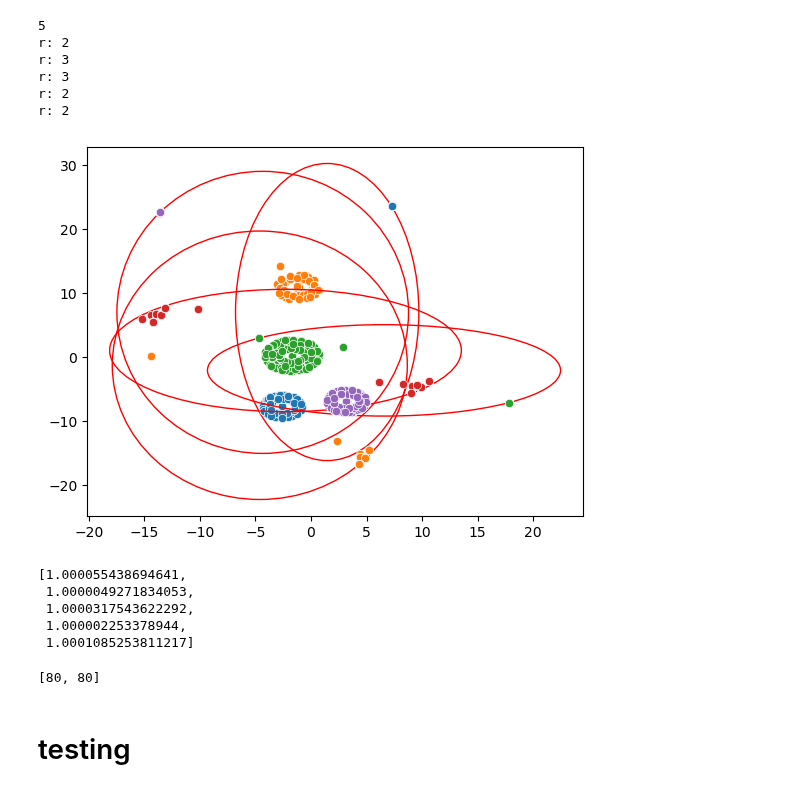
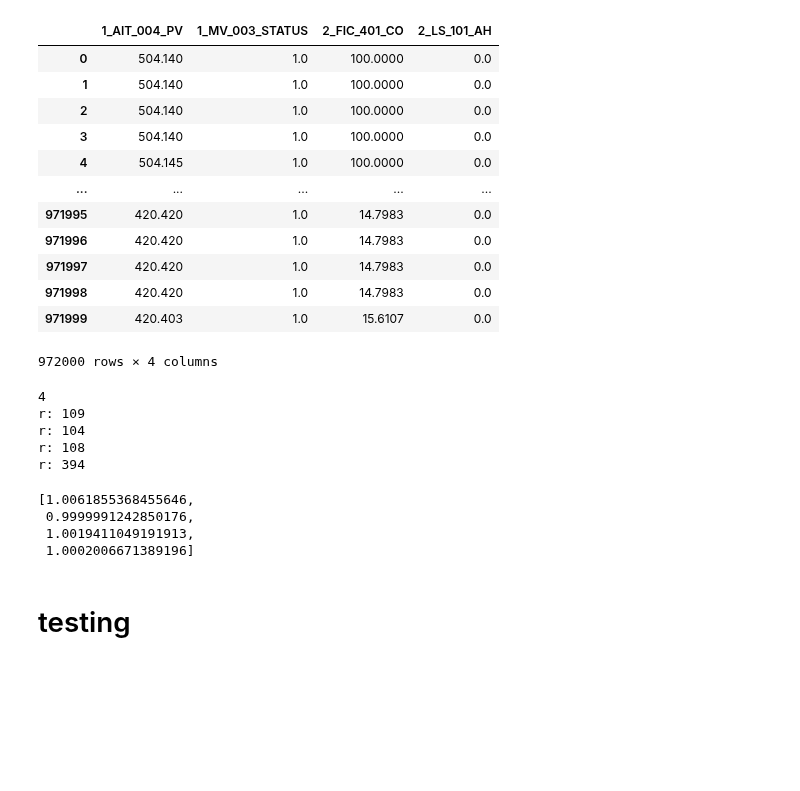
Before and after one commit to manu1003/meepc, a Jupyter notebook: PIpeline.ipynb, the cells around one changed output. Saved outputs shown, nothing was run; the diff lists cells and outputs as text; code cells hidden in the pictures; blank space fills up the shorter version.

```diff
--- a/PIpeline.ipynb
+++ b/PIpeline.ipynb
@@ -61,23 +55,44 @@ def draw_ellipse(i,j,centers,widths,X):
     ellipse.set_ec('red')
     ax.add_patch(ellipse)
     plt.scatter(x = X[::,i], y = X[::,j])
+# %%
+df
+# %% [output]
+|  | 1_AIT_004_PV | 1_MV_003_STATUS | 2_FIC_401_CO | 2_LS_101_AH |
+| 0 | 504.140 | 1.0 | 100.0000 | 0.0 |
+| 1 | 504.140 | 1.0 | 100.0000 | 0.0 |
+| 2 | 504.140 | 1.0 | 100.0000 | 0.0 |
+| 3 | 504.140 | 1.0 | 100.0000 | 0.0 |
+| 4 | 504.145 | 1.0 | 100.0000 | 0.0 |
+| ... | ... | ... | ... | ... |
+| 971995 | 420.420 | 1.0 | 14.7983 | 0.0 |
+| 971996 | 420.420 | 1.0 | 14.7983 | 0.0 |
+| 971997 | 420.420 | 1.0 | 14.7983 | 0.0 |
+| 971998 | 420.420 | 1.0 | 14.7983 | 0.0 |
+| 971999 | 420.403 | 1.0 | 15.6107 | 0.0 |
+972000 rows × 4 columns
 # %%
-X = df.iloc[:,1].values
+X = df.iloc[:,2].values
 X = hankel.fit(X,30,0.5)
+X=X.T
 kmeans,optimal_k = cluster.fit(X)
 print(optimal_k)
 radiis = []
 weights=[]
 centers=[]
-topR=[]
-tsne=TSNE(n_components=2,perplexity=30)
+clusters_R=[]
+clusters_V=[]
+# tsne=TSNE(n_components=2,perplexity=30)
+
+
 for i in range(optimal_k):
     cluster_ = X[np.where(kmeans.labels_ == i)[0]]
     r = rank.fit(cluster_)
-    topR.append(r)
+    clusters_R.append(r)
     print("r: "+str(r))
     U,Sigma,VT = np.linalg.svd(cluster_)
     V = VT.T
+    clusters_V.append(V)
     cluster_ = np.matmul(cluster_,V[:,:r])
     # cluster_=tsne.fit_transform(cluster_)
     weight,center = meepc.fit(cluster_)
@@ -88,32 +103,27 @@ for i in range(optimal_k):
     var2=np.matmul(weight,var1.T)
     max_radius=math.sqrt(np.amax(var2))
     radiis.append(max_radius)
-    #plotting
-    ax = plt.gca()
-    ellipse = Ellipse(xy=(center[0],center[1]), width=widths[0], height=widths[1])
-    ellipse.fill = False
-    ellipse.set_ec('red')
-    ax.add_patch(ellipse)
-    sns.scatterplot(x = cluster_[:,0], y = cluster_[:,1])
-plt.show()
+
+
+#     #plotting
+# #     ax = plt.gca()
+# #     ellipse = Ellipse(xy=(center[0],center[1]), width=widths[0], height=widths[1])
+# #     ellipse.fill = False
+# #     ellipse.set_ec('red')
+# #     ax.add_patch(ellipse)
+# #     sns.scatterplot(x = cluster_[:,0], y = cluster_[:,1])
+# # plt.show()
 radiis
 # %% [output]
-5
-r: 2
-r: 3
-r: 3
-r: 2
-r: 2
+4
+r: 109
+r: 104
+r: 108
+r: 394
-[figure, removed]
-[1.000055438694641,
- 1.0000049271834053,
- 1.0000317543622292,
- 1.000002253378944,
- 1.0001085253811217]
+[1.0061855368455646,
+ 0.9999991242850176,
+ 1.0019411049191913,
+ 1.0002006671389196]
-# %%
-topR
-# %% [output]
-[80, 80]
 # %%
 if math.isnan(max_radius):
         print('Rank: ',r)
```
Also changed, not shown: parts of 6 cells of this notebook, 6 other files.
